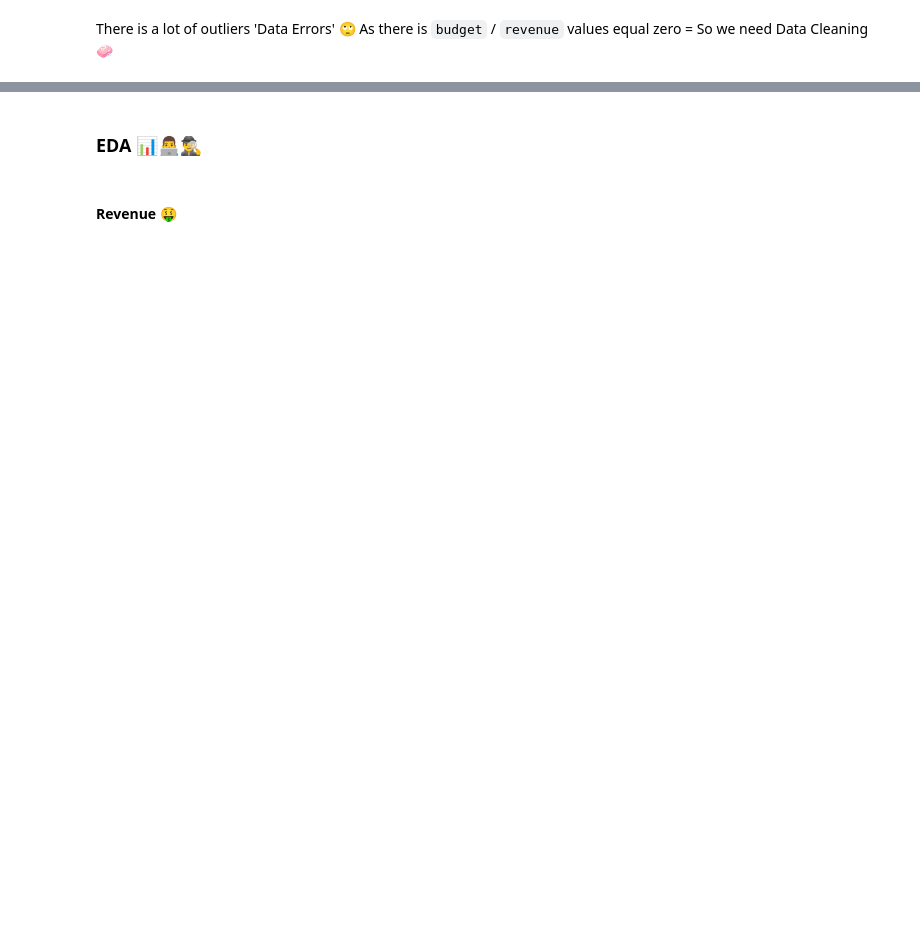
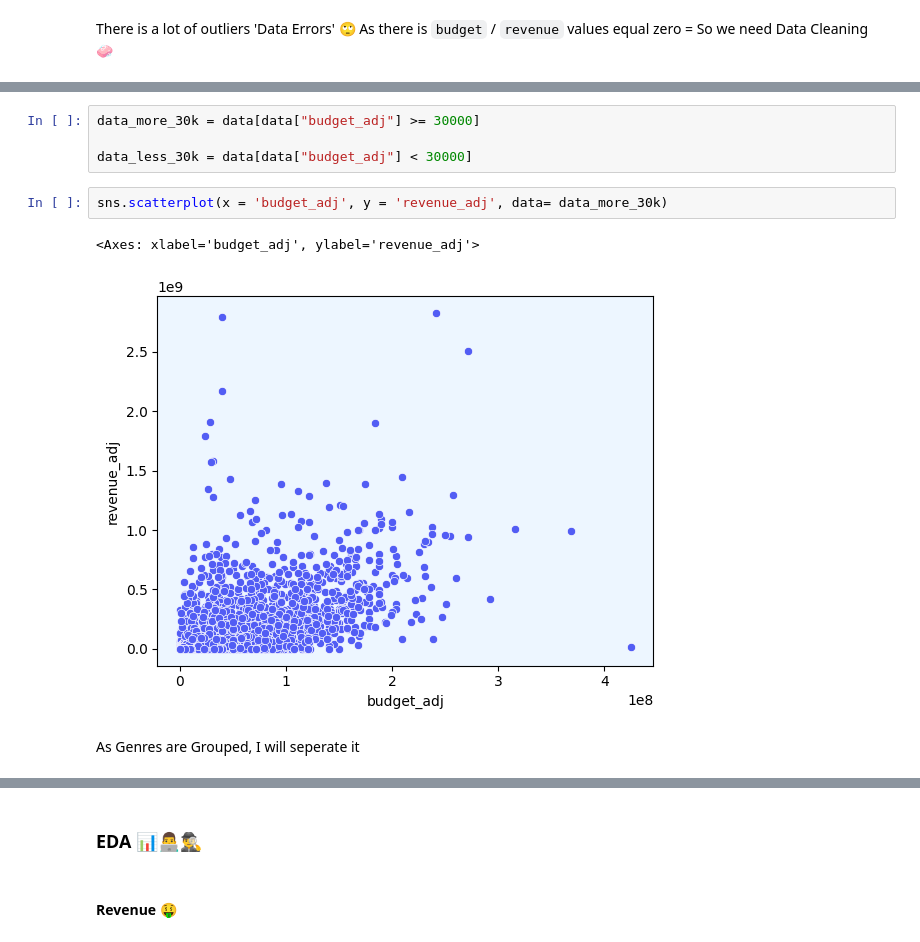
Before and after one commit to mszakii/DECI-L3-P1, a Jupyter notebook: project.ipynb, the cells around one changed output, grey strips where cells are left out. Cells and saved outputs as stored; diff of their text form; blank space fills up the shorter version.

```diff
--- a/project.ipynb
+++ b/project.ipynb
@@ -142,0 +136,11 @@ There is a lot of outliers 'Data Errors' 🙄 As there is `budget` / `revenue` v
+# %%
+data_more_30k = data[data["budget_adj"] >= 30000]
+
+data_less_30k = data[data["budget_adj"] < 30000]
+# %%
+sns.scatterplot(x = 'budget_adj', y = 'revenue_adj', data= data_more_30k)
+# %% [output]
+<Axes: xlabel='budget_adj', ylabel='revenue_adj'>
+[figure, added]
+# %% [markdown]
+As Genres are Grouped, I will seperate it
```
Also changed, not shown: parts of 28 cells of this notebook.
